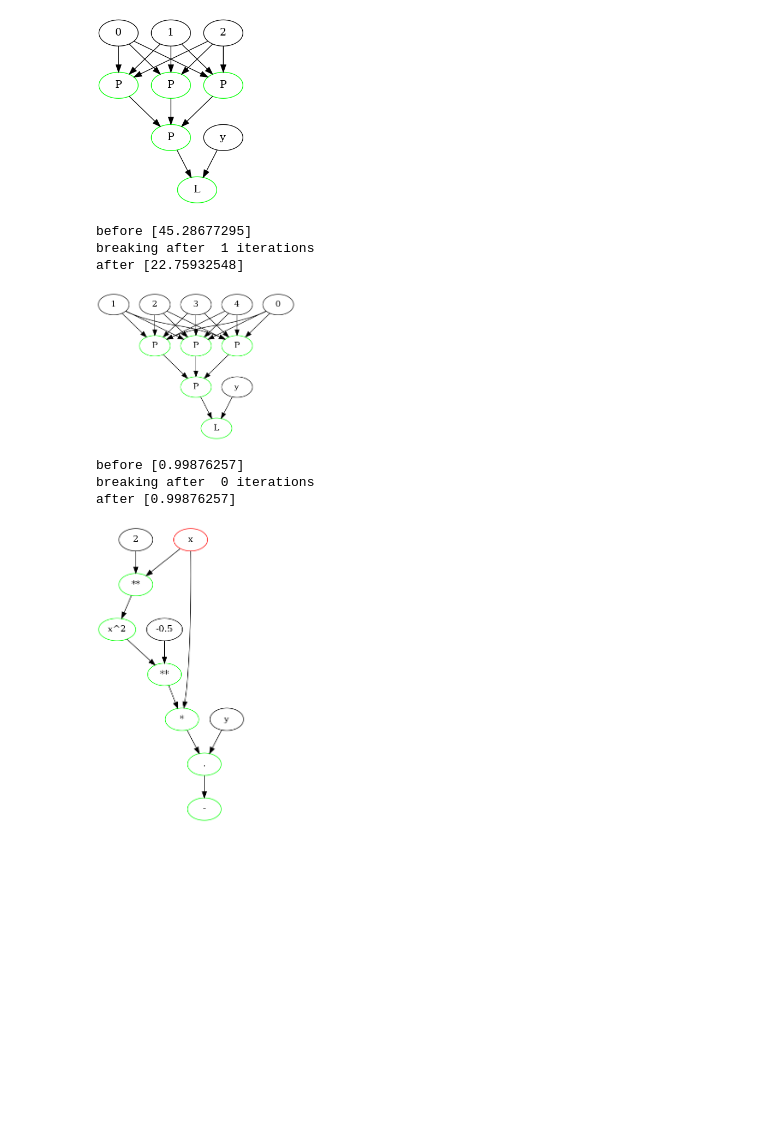
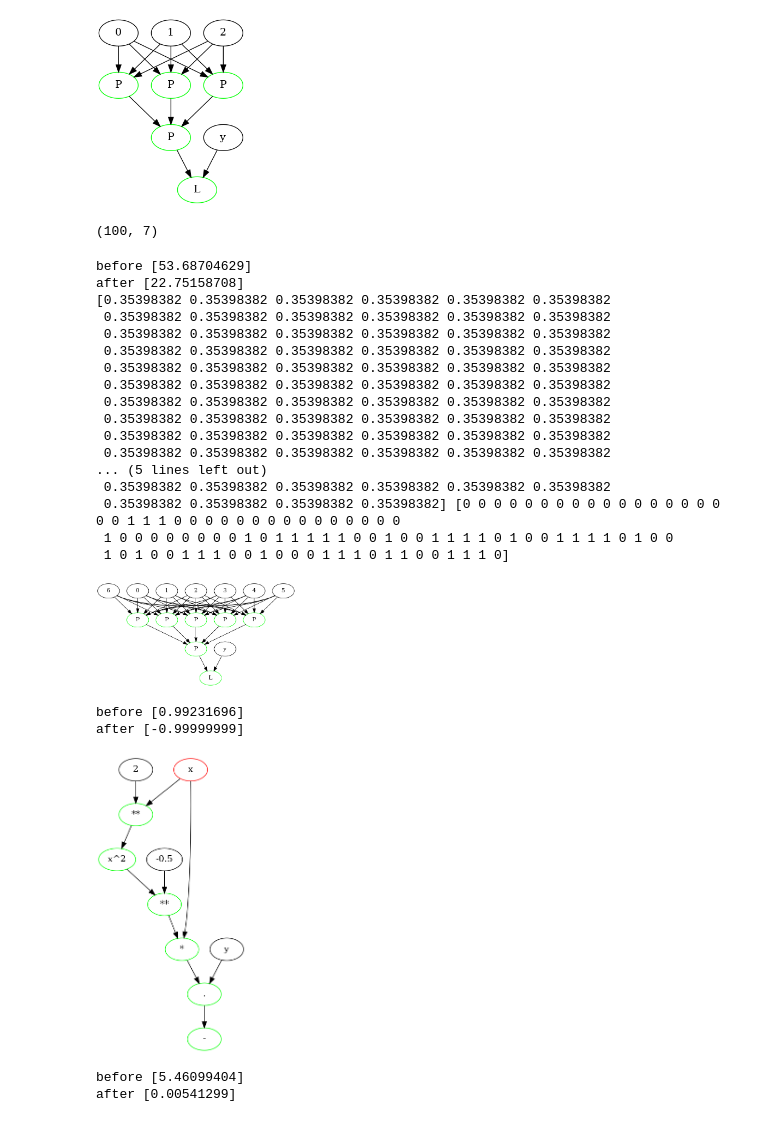
Before and after one commit to pranav-joshi-iitgn/ML_Journey, a Jupyter notebook: AutoDif.ipynb, the cells around one changed output. Drawn from its saved outputs; the diff is of its cells as text; code cells hidden in the pictures; blank space fills up the shorter version.

```diff
--- a/AutoDif.ipynb
+++ b/AutoDif.ipynb
@@ -355,16 +446,3 @@ net.assign(X,y)
 Show(g,150)
 # %% [output]
 [figure]
-# %%
-X,y = load_breast_cancer(return_X_y=True)
-X = X[:100,:5]
-y = y[:100]
-net = Net([5,3])
-net.assign(X,y)
-Descend()
-Show(g,200)
-# %% [output]
-before [45.28677295]
-breaking after  1 iterations
-after [22.75932548]
-[figure, removed]
@@ -371,13 +451,71 @@ after [22.75932548]
+# %%
+X,y = load_breast_cancer(return_X_y=True)
+X = X[:100,:]
+y = y[:100]
+# Assume X = Y @ R.T and Y.T @ Y = D
+C = X.T @ X
+D,RT = eig(C)
+idx = argsort(D)[-7:]
+D = D[idx]
+RT = RT[:,idx]
+X = X @ RT
+X.shape
+# %% [output]
+(100, 7)
+# %%
+net = Net([7,5])
+net.assign(X,y)
+dt = 0.001
+Descend(100)
+print(net.P.value,net.y.value)
+Show(g,200)
+# %% [output]
+before [53.68704629]
+after [22.75158708]
+[0.35398382 0.35398382 0.35398382 0.35398382 0.35398382 0.35398382
+ 0.35398382 0.35398382 0.35398382 0.35398382 0.35398382 0.35398382
+ 0.35398382 0.35398382 0.35398382 0.35398382 0.35398382 0.35398382
+ 0.35398382 0.35398382 0.35398382 0.35398382 0.35398382 0.35398382
+ 0.35398382 0.35398382 0.35398382 0.35398382 0.35398382 0.35398382
+ 0.35398382 0.35398382 0.35398382 0.35398382 0.35398382 0.35398382
+ 0.35398382 0.35398382 0.35398382 0.35398382 0.35398382 0.35398382
+ 0.35398382 0.35398382 0.35398382 0.35398382 0.35398382 0.35398382
+ 0.35398382 0.35398382 0.35398382 0.35398382 0.35398382 0.35398382
+ 0.35398382 0.35398382 0.35398382 0.35398382 0.35398382 0.35398382
+... (5 lines left out)
+ 0.35398382 0.35398382 0.35398382 0.35398382 0.35398382 0.35398382
+ 0.35398382 0.35398382 0.35398382 0.35398382] [0 0 0 0 0 0 0 0 0 0 0 0 0 0 0 0 0 0 0 1 1 1 0 0 0 0 0 0 0 0 0 0 0 0 0 0 0
+ 1 0 0 0 0 0 0 0 0 1 0 1 1 1 1 1 0 0 1 0 0 1 1 1 1 0 1 0 0 1 1 1 1 0 1 0 0
+ 1 0 1 0 0 1 1 1 0 0 1 0 0 0 1 1 1 0 1 1 0 0 1 1 1 0]
+[figure, added]
 # %%
 Reset()
-x = Variable(-ones(2)/sqrt(2)+0.1*random.random(2),"x")
+x = Variable(-ones(2)/sqrt(2)+0.5*random.random(2),"x")
 y = Constant(ones(2)/sqrt(2),"y")
 xhat = x*Sum([x**2],"x^2")**-0.5
 a = -Dot([xhat,y])
+dt = 0.1
 Descend()
 Show(g,150)
 # %% [output]
-before [0.99876257]
-breaking after  0 iterations
-after [0.99876257]
+before [0.99231696]
+after [-0.99999999]
 [figure]
+# %%
+Reset()
+N = 10
+X = random.random((N,3))
+w = 1-2*random.random((3,))
+y = around(sigmoid(dot(X,w)))
+w = random.random((3,))
+
+X = Constant(X,"X")
+w = Variable(w,"w")
+y = Constant(y,"y")
+y_p = Sigm(Dot([X,w]))
+er2 = (y_p-y)**2
+s = Sum([er2])
+Descend(10000)
+# %% [output]
+before [5.46099404]
+after [0.00541299]
```
Also changed, not shown: parts of 5 cells of this notebook.
